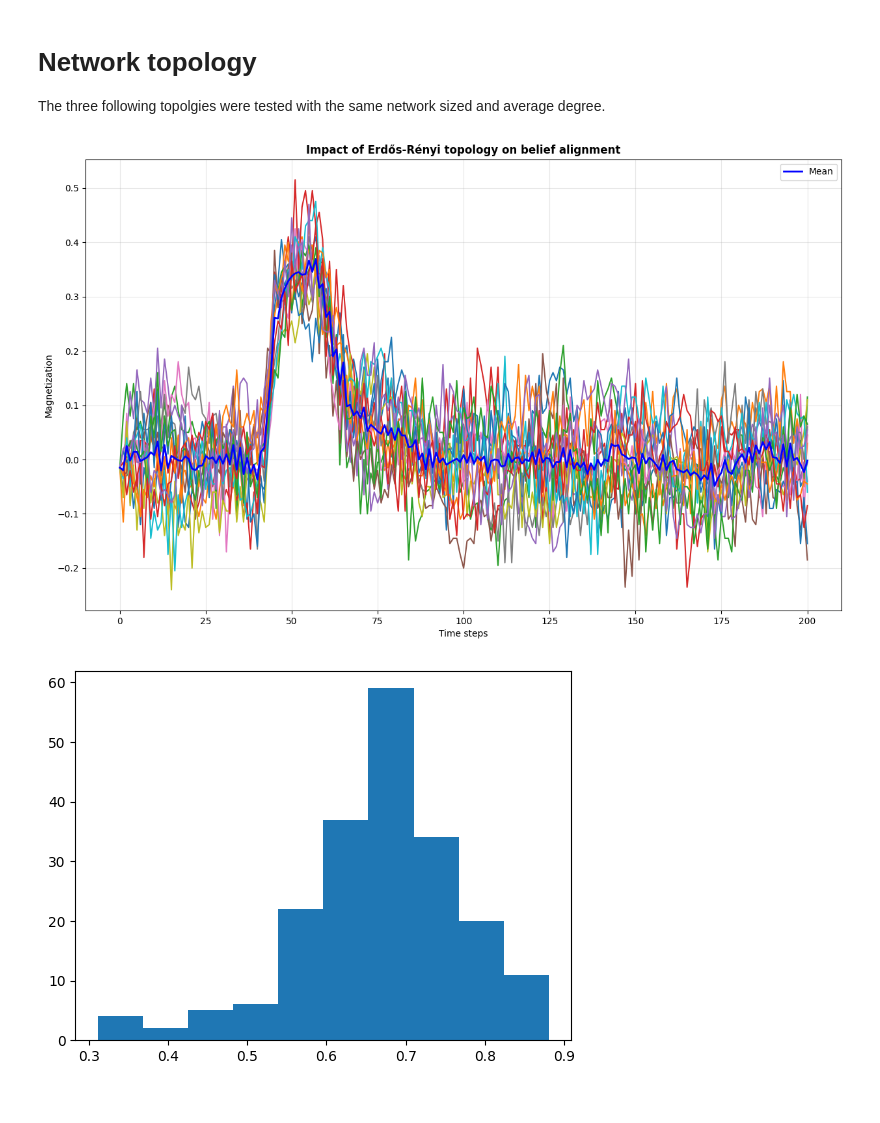
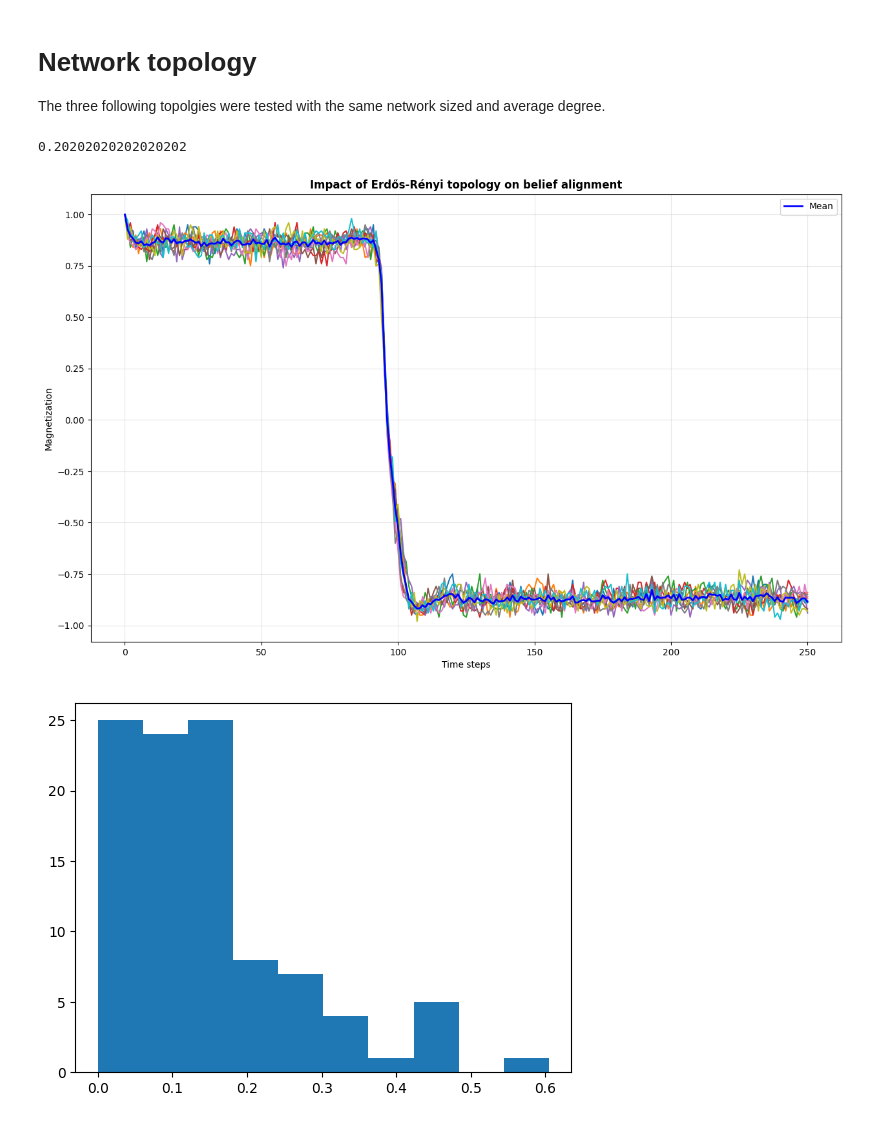
Before and after one commit to Whatisthisname/ComplexSystem, a Jupyter notebook: diameter.ipynb, the cells around one changed output. Cells and saved outputs as stored; diff of their text form; code cells hidden in the pictures.

```diff
--- a/diameter.ipynb
+++ b/diameter.ipynb
@@ -247,15 +247,16 @@ plt.show()
 The three following topolgies were tested with the same network sized and average degree.
 # %%
 #preparing comparable parameters
-N = 200
-weight_range=(-0.1, 0.2) # weight range changed from (-1,1.0) to (-0.1, 0.2) - individuals within the network tend to agree with their neighbours
-avg_deg = 10
+N = 100
+weight_range=(-0.04, 0.2) # weight range changed from (-1,1.0) to (-0.1, 0.2) - individuals within the network tend to agree with their neighbours
+avg_deg = 20
 seed = 1
 
 #edge_total = num_nodes*avg_deg / 2 #edges
 
 #Erdos_Renyi
 edge_prob = avg_deg/(N-1)
+print(edge_prob)
 
 #Scale free - Albert Barab'asi
 new_edges = avg_deg//2 #avg_deg ~ 2m
@@ -263,6 +264,8 @@ new_edges = avg_deg//2 #avg_deg ~ 2m
 #small world
 k_neighbours = avg_deg #k neighbours per node
 rewire_prob = 0.1  #rewiring probability
+# %% [output]
+0.20202020202020202
 # %%
 #Erdos-Renyi
 adj_mat = network_generation.generate_erdos_renyi_sparse_adjacency_matrix(
@@ -277,61 +280,61 @@ random_init = jax.random.randint(
     key=jax.random.PRNGKey(np.random.randint(low=0, high=100000)),
 )
 #alternative intitialisation:
-#ones_init = jnp.ones(shape=(len(adj_mat),)).astype(int)
+ones_init = jnp.negative(jnp.ones(shape=(len(adj_mat),)).astype(int))
 
 
 #External field
-alpha = 50 #time of the peak
+alpha = 100 #time of the peak
 gamma = 5 #width of the peak
-external_field = lambda t, node_idx: 10 * ((node_idx[0] / len(adj_mat)) < l) * (jnp.exp(-((t-alpha) / gamma)**2))
+external_field = lambda t, node_idx: -10 * ((node_idx[0] / len(adj_mat)) < l) * (jnp.exp(-((t-alpha) / gamma)**2))
 
 #lambda - fraction of people being exposed to the dynamic field
-l = 0.233 # % get the field
+l = 0.4 # % get the field
 
 µ = 0.9 #memory coefficient
 beta = 1.0 #temperature
 # %%
 
 mags = []
-for i in range(15):
+for i in range(10):
     network = ising_efficient.BeliefNetwork(
         sparse_adj=adj_mat,
         #external_field=lambda t, node_idx: jnp.sin(t * 0.1),
         #external_field=lambda t, node_idx: ((node_idx[0] / len(adj_mat)) < l) * jnp.sin(t * 0.1),
         external_field=external_field,
-        init_state=np.copy(random_init), #or ones_init
+        init_state=ones_init, #np.copy(random_init), #or
         µ=µ,
-        beta=beta,
+        beta=1.1,
     )
-    result = network.run_for_steps(200, seed=i)
+    result = network.run_for_steps(250, seed=i)
     magnetization_erdos = np.mean(result, axis=1)
     mags.append(np.copy(magnetization_erdos))
 
 mags_array = np.array(mags)
 
 plt.figure(figsize=(15,9))
 for m in mags_array:
     plt.plot(m)
 mean_erdos = np.mean(mags_array, axis = 0)
 plt.plot(mean_erdos, color ='blue',linewidth=2.0, label="Mean")
 #plt.plot(np.min(mags_array, axis = 0), color = 'red')
 #plt.plot(np.max(mags_array, axis = 0))
 plt.xlabel("Time steps")
 plt.ylabel("Magnetization")
 plt.title("Impact of Erdős-Rényi topology on belief alignment", weight='bold')
 plt.grid(True, alpha=0.3)
 plt.legend()
 plt.savefig('results/Erdos.png')
 plt.show()
 # %% [output]
-[figure, old version]
+[figure, new version]
 # %%
 #viarance for individual nodes for the last X times steps
 vars = np.var(result[-45:].astype(float), axis=0)
 plt.hist(vars)
 plt.show()
 # %% [output]
-[figure, old version]
+[figure, new version]
 # %%
 #Scale-Free
 adj_mat = network_generation.generate_scale_free_sparse_adjacency_matrix_jax(
```
Also changed, not shown: parts of 5 cells of this notebook, 5 other files.
